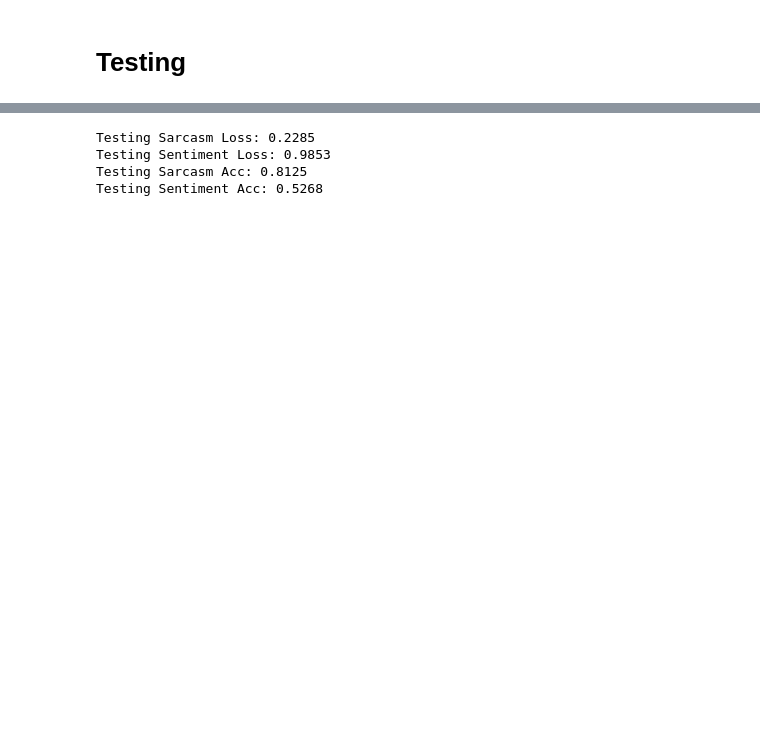
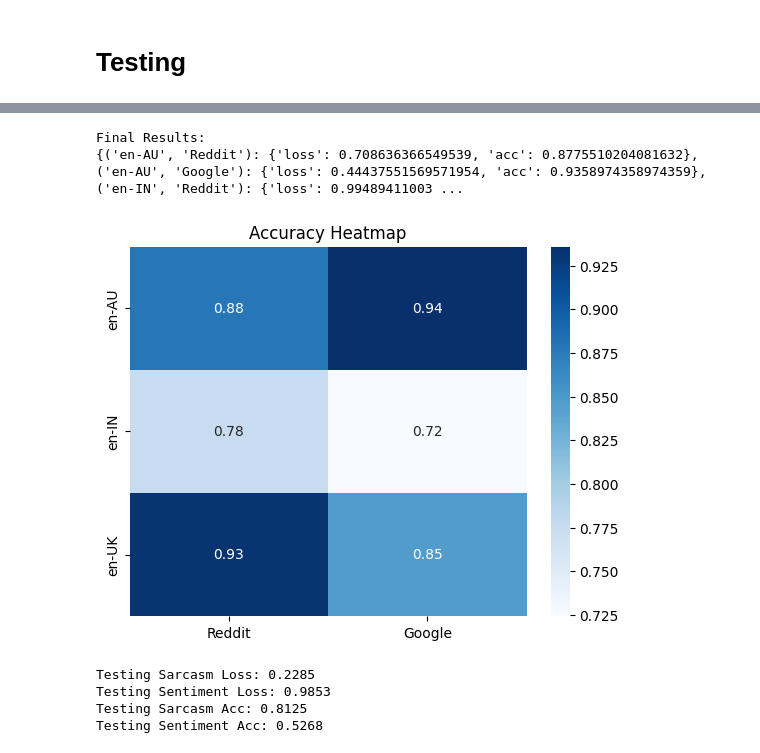
Before and after one commit to elenanespolo/Sentiment_Sarcasm_Analysis, a Jupyter notebook: train_on_BESSTIE.ipynb, the cells around one changed output, grey strips where cells are left out. Drawn from its saved outputs; the diff is of its cells as text; code cells hidden in the pictures; blank space fills up the shorter version.

Commit message:
WIP: Dataset unification

```diff
--- a/train_on_BESSTIE.ipynb
+++ b/train_on_BESSTIE.ipynb
@@ -473,7 +449,7 @@ def train(model, train_loader, optimizer, criterion, device):
             'attention_mask': batch['attention_mask'].to(device)
         }
 
-        local_labels = batch['label'].to(device)
+        local_labels = batch['label'].flatten().to(device)
         outputs = model(inputs)
 
         loss = criterion(outputs, local_labels)
@@ -533,7 +509,7 @@ def validate(model, val_loader, criterion, device):
                 'input_ids': batch['input_ids'].to(device),
                 'attention_mask': batch['attention_mask'].to(device)
             }
-            local_labels = batch['label'].to(device)
+            local_labels = batch['label'].flatten().to(device)
             outputs = model(inputs)
 
             loss = criterion(outputs, local_labels)
@@ -548,10 +524,10 @@ def validate(model, val_loader, criterion, device):
 if ENABLE_WANDB:
     import wandb
     # NOTE: set run_name
-    if dataset_CFG['variety'] == None:
-        run_id = f"{run_name}_{CFG['model_name']}_{CFG['classification_head']}_{CFG['dataset_name']}"
+    if CFG['train_dataset_CFG'].get('variety', None) == None:
+        run_id = f"{CFG['model_name']}_{CFG['classification_head']}_{CFG['train_dataset_CFG']['dataset_name']}"
     else:
-        run_id = f"{run_name}_{CFG['model_name']}_{CFG['classification_head']}_{CFG['dataset_name']}_{dataset_CFG['variety']}"
+        run_id = f"{CFG['model_name']}_{CFG['classification_head']}_{CFG['train_dataset_CFG']['dataset_name']}_{CFG['train_dataset_CFG']['variety']}"
     # run_name = None
 
     run = wandb.init(
@@ -561,7 +537,7 @@ if ENABLE_WANDB:
         id=run_id,
         resume="allow",
         config=CFG,
-        tags=[CFG['dataset_name'], CFG['task'], CFG['model_name']]
+        tags=[CFG['train_dataset_CFG']['dataset_name'], CFG['train_dataset_CFG']['task'], CFG['model_name']]
     )
 
     wandb.define_metric("epoch/step")
@@ -711,9 +699,8 @@ Done. 00:01:28.9 (14.8MB/s)
 # %%
 for epoch in range(CFG['start_epoch']+1,CFG['epochs']+1):
-
     print(f"Epoch {epoch}/{CFG['epochs']}")
 
-    if dataset_CFG['task'] == 'Sentiment-Sarcasm':
+    if is_multitask:
         epoch_sarc_loss, epoch_sent_loss, epoch_sarc_acc, epoch_sent_acc = train_SS(model, train_loader, optimizer, criterion, device)
 
         val_sarc_loss, val_sarc_acc, val_sent_loss, val_sent_acc = validate_SS(model, val_loader, criterion, device)
@@ -759,7 +746,7 @@ for epoch in range(CFG['start_epoch']+1,CFG['epochs']+1):
     if (epoch % 3) == 0 and ENABLE_WANDB:
         checkpoint = {
             "model_state_dict": model.state_dict(),
-            "optimizer_state_dict": optimizer.optimizer.state_dict(),
+            "optimizer_state_dict": optimizer.optimizer.state_dict() if is_multitask else optimizer.state_dict(),
             "epoch/step": epoch
         }
 
@@ -776,5 +763,5 @@ for epoch in range(CFG['start_epoch']+1,CFG['epochs']+1):
 
         run.log_artifact(artifact, aliases=["latest", f"epoch_{epoch}"])
 
-if ENABLE_WANDB and dataset_CFG['dataset_test'] == None:
+if ENABLE_WANDB:
     run.finish()
@@ -825,3 +899,38 @@ Done. 00:00:00.4 (3741.2MB/s)
+# %%
+print("Final Results:")
+print(results)
+import seaborn as sns
+
+if not is_multitask:
+    plt.figure()
+    sns.heatmap(
+        np.array([v['acc'] for v in results.values()]).reshape(3,2),
+        annot=True,
+        xticklabels=['Reddit', 'Google'],
+        yticklabels=['en-AU', 'en-IN', 'en-UK'],
+        cmap='Blues'
+    )
+    plt.title('Accuracy Heatmap')
+else:
+    for task in ['sarcasm', 'sentiment']:
+        plt.figure()
+        if task == 'sarcasm':
+            data = np.array([v['acc'][0] for v in results.values()]).reshape(3,2)
+        else:
+            data = np.array([v['acc'][1] for v in results.values()]).reshape(3,2)
+
+        sns.heatmap(
+            data,
+            annot=True,
+            xticklabels=['Reddit', 'Google'],
+            yticklabels=['en-AU', 'en-IN', 'en-UK'],
+            cmap='Blues'
+        )
+        plt.title(f'Accuracy Heatmap - {task.capitalize()}')
+# %% [output]
+Final Results:
+{('en-AU', 'Reddit'): {'loss': 0.708636366549539, 'acc': 0.8775510204081632}, ('en-AU', 'Google'): {'loss': 0.44437551569571954, 'acc': 0.9358974358974359}, ('en-IN', 'Reddit'): {'loss': 0.99489411003 ...
+[figure, added]
 # %%
 if dataset_CFG['task'] == 'Sentiment-Sarcasm' and dataset_CFG['dataset_test'] == 'BESSTIE':
     model.eval()
```
Also changed, not shown: parts of 18 cells of this notebook, 8 other files.
